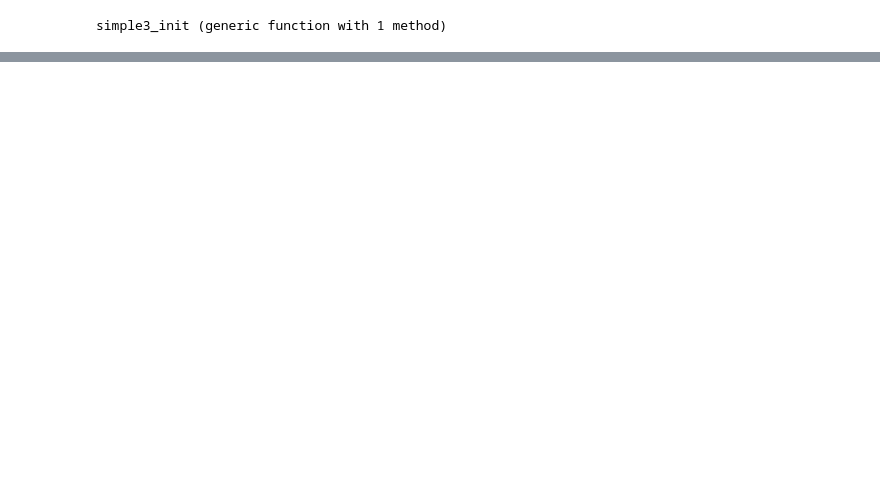
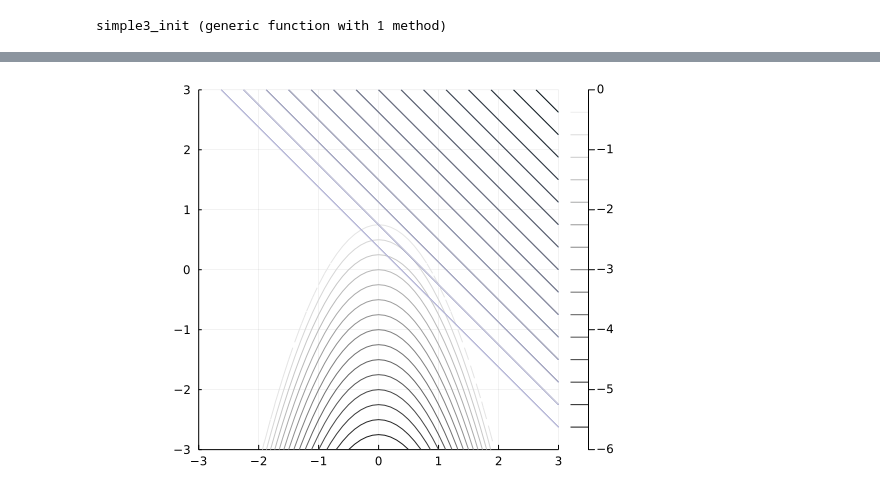
Before and after one commit to juliet29/cs361_project02, a Jupyter notebook: project2_jl/test02.ipynb, the cells around one changed output, grey strips where cells are left out. Cells and saved outputs as stored; diff of their text form; code cells hidden in the pictures; blank space fills up the shorter version.

```diff
--- a/project2_jl/test02.ipynb
+++ b/project2_jl/test02.ipynb
@@ -195,0 +82,2 @@ z = [simple1([x1, x2]) for x1=eval_m[:,1], x2=eval_m[:,2] ]
+# %%
+c2_filt = ifelse.(c2 .< 0, c2, 0)
@@ -195,0 +106,4 @@ z = [simple1([x1, x2]) for x1=eval_m[:,1], x2=eval_m[:,2] ]
+# %%
+contour!(xr, yr, c2_filt, xlims=(-3,3), ylims=(-3,3),aspectratio=:equal, colorbar_entry=true, linecolor= cgrad(:greys))
+# %% [output]
+[figure, added]
```
Also changed, not shown: parts of 20 cells of this notebook, 3 other files.
